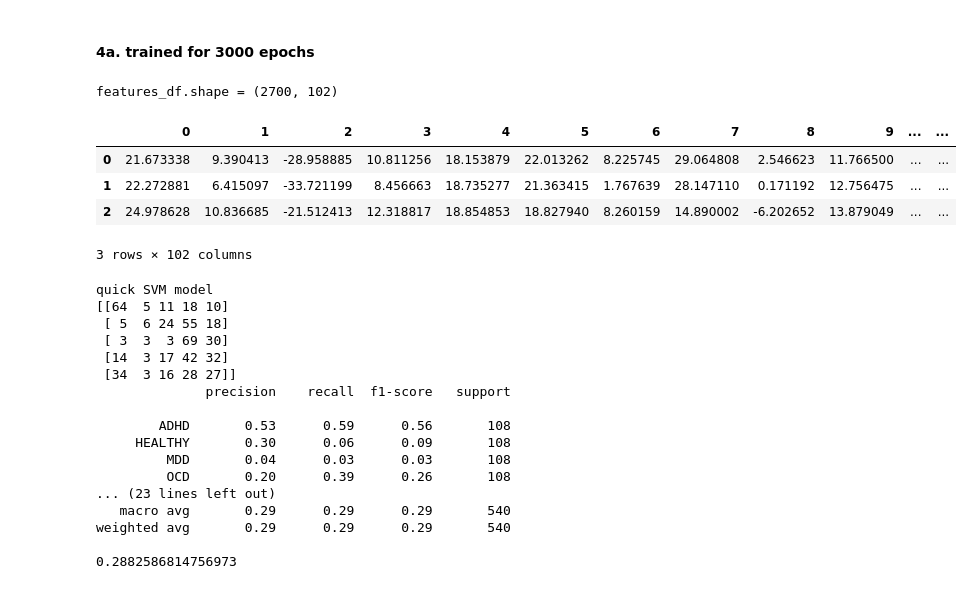
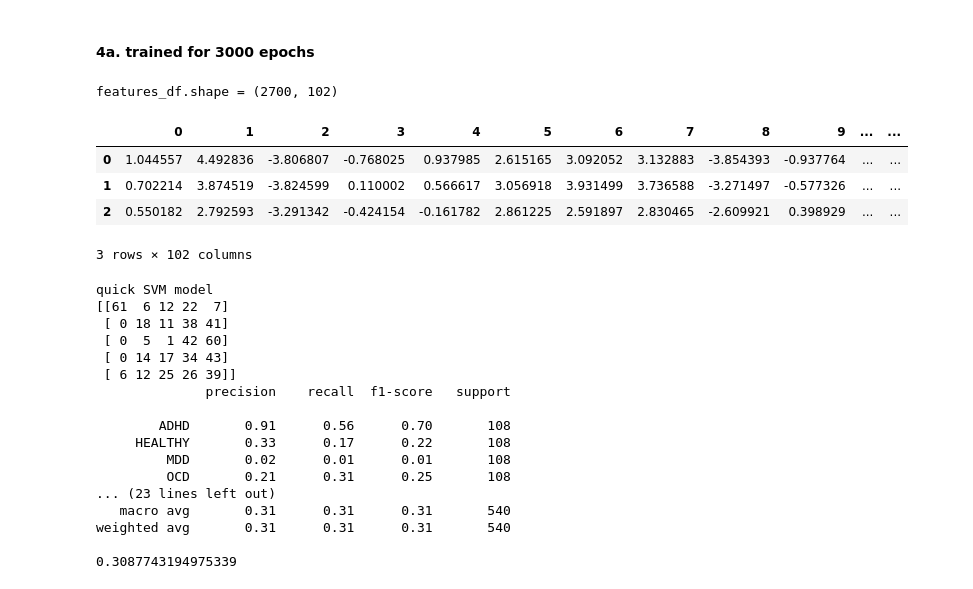
Before and after one commit to TSmolders/DataScience_Thesis, a Jupyter notebook: 2_pretext_feature_extraction.ipynb, the cells around one changed output. Cells and saved outputs as stored; diff of their text form; code cells hidden in the pictures.

```diff
--- a/2_pretext_feature_extraction.ipynb
+++ b/2_pretext_feature_extraction.ipynb
@@ -887,30 +831,30 @@ weighted avg       0.30      0.30      0.30       540
 #### 4a. trained for 3000 epochs
 # %%
 # best model checkpoint
-get_ssl_features('3000ep_contrastive_loss_ShallowNet_pretext_model', dataset, df_sample, eval=True, to_disk=True, pretext_model='ShallowNet')
+get_ssl_features('subsaug25f_contrastive_loss_ShallowNet_pretext_model', dataset, df_sample, eval=True, to_disk=True, pretext_model='ShallowNet')
 # %% [output]
 features_df.shape = (2700, 102)
 |  | 0 | 1 | 2 | 3 | 4 | 5 | 6 | 7 | 8 | 9 | ... | ... |
-| 0 | 21.673338 | 9.390413 | -28.958885 | 10.811256 | 18.153879 | 22.013262 | 8.225745 | 29.064808 | 2.546623 | 11.766500 | ... | ... |
-| 1 | 22.272881 | 6.415097 | -33.721199 | 8.456663 | 18.735277 | 21.363415 | 1.767639 | 28.147110 | 0.171192 | 12.756475 | ... | ... |
-| 2 | 24.978628 | 10.836685 | -21.512413 | 12.318817 | 18.854853 | 18.827940 | 8.260159 | 14.890002 | -6.202652 | 13.879049 | ... | ... |
+| 0 | 1.044557 | 4.492836 | -3.806807 | -0.768025 | 0.937985 | 2.615165 | 3.092052 | 3.132883 | -3.854393 | -0.937764 | ... | ... |
+| 1 | 0.702214 | 3.874519 | -3.824599 | 0.110002 | 0.566617 | 3.056918 | 3.931499 | 3.736588 | -3.271497 | -0.577326 | ... | ... |
+| 2 | 0.550182 | 2.792593 | -3.291342 | -0.424154 | -0.161782 | 2.861225 | 2.591897 | 2.830465 | -2.609921 | 0.398929 | ... | ... |
 3 rows × 102 columns
 quick SVM model
-[[64  5 11 18 10]
- [ 5  6 24 55 18]
- [ 3  3  3 69 30]
- [14  3 17 42 32]
- [34  3 16 28 27]]
+[[61  6 12 22  7]
+ [ 0 18 11 38 41]
+ [ 0  5  1 42 60]
+ [ 0 14 17 34 43]
+ [ 6 12 25 26 39]]
               precision    recall  f1-score   support
 
-        ADHD       0.53      0.59      0.56       108
-     HEALTHY       0.30      0.06      0.09       108
-         MDD       0.04      0.03      0.03       108
-         OCD       0.20      0.39      0.26       108
+        ADHD       0.91      0.56      0.70       108
+     HEALTHY       0.33      0.17      0.22       108
+         MDD       0.02      0.01      0.01       108
+         OCD       0.21      0.31      0.25       108
 ... (23 lines left out)
-   macro avg       0.29      0.29      0.29       540
-weighted avg       0.29      0.29      0.29       540
+   macro avg       0.31      0.31      0.31       540
+weighted avg       0.31      0.31      0.31       540
 
-0.2882586814756973
+0.3087743194975339
 # %%
 # overtrained model
```
Also changed, not shown: parts of 4 cells of this notebook, 15 other files.
